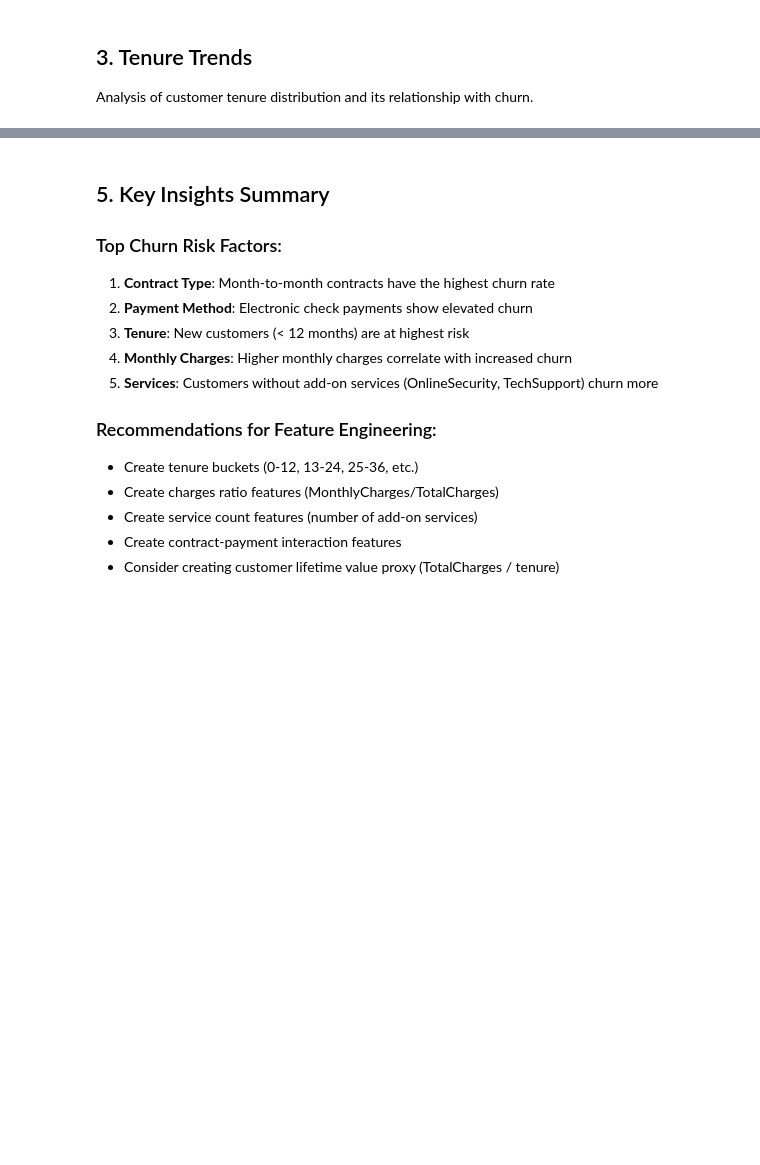
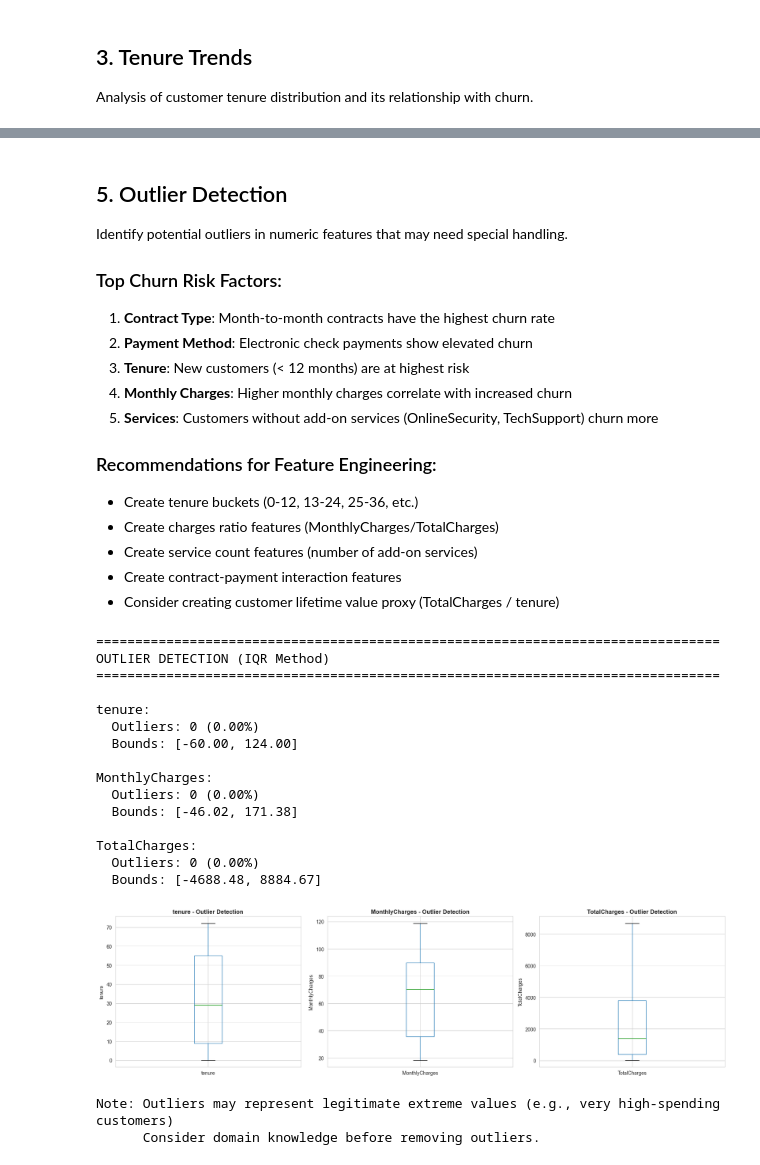
Before and after one commit to Rudra-Tiwari-codes/telco-churn-retention, a Jupyter notebook: notebooks/phase1_eda.ipynb, the cells around one changed output, grey strips where cells are left out. Cells and saved outputs as stored; diff of their text form; code cells hidden in the pictures; blank space fills up the shorter version.

```diff
--- a/notebooks/phase1_eda.ipynb
+++ b/notebooks/phase1_eda.ipynb
@@ -403,5 +633,7 @@ print(total_bucket_churn.round(2))
 # %% [markdown]
-## 5. Key Insights Summary
+## 5. Outlier Detection
+
+Identify potential outliers in numeric features that may need special handling.
 
 ### Top Churn Risk Factors:
 1. **Contract Type**: Month-to-month contracts have the highest churn rate
@@ -416,6 +648,71 @@ print(total_bucket_churn.round(2))
 - Create service count features (number of add-on services)
 - Create contract-payment interaction features
 - Consider creating customer lifetime value proxy (TotalCharges / tenure)
+# %%
+# Outlier detection using IQR method
+print("=" * 80)
+print("OUTLIER DETECTION (IQR Method)")
+print("=" * 80)
+
+numeric_cols = ['tenure', 'MonthlyCharges', 'TotalCharges']
+outliers_summary = {}
+
+for col in numeric_cols:
+    if col in df.columns:
+        Q1 = df[col].quantile(0.25)
+        Q3 = df[col].quantile(0.75)
+        IQR = Q3 - Q1
+        lower_bound = Q1 - 1.5 * IQR
+        upper_bound = Q3 + 1.5 * IQR
+
+        outliers = df[(df[col] < lower_bound) | (df[col] > upper_bound)]
+        outlier_count = len(outliers)
+        outlier_pct = (outlier_count / len(df)) * 100
+
+        outliers_summary[col] = {
+            'count': outlier_count,
+            'percentage': outlier_pct,
+            'lower_bound': lower_bound,
+            'upper_bound': upper_bound
+        }
+
+        print(f"\n{col}:")
+        print(f"  Outliers: {outlier_count} ({outlier_pct:.2f}%)")
+        print(f"  Bounds: [{lower_bound:.2f}, {upper_bound:.2f}]")
+
+# Visualize outliers
+fig, axes = plt.subplots(1, 3, figsize=(18, 5))
+
+for idx, col in enumerate(numeric_cols):
+    if col in df.columns:
+        df.boxplot(column=col, ax=axes[idx])
+        axes[idx].set_title(f'{col} - Outlier Detection', fontweight='bold')
+        axes[idx].set_ylabel(col)
+
+plt.tight_layout()
+plt.show()
+
+print("\nNote: Outliers may represent legitimate extreme values (e.g., very high-spending customers)")
+print("      Consider domain knowledge before removing outliers.")
+# %% [output]
+================================================================================
+OUTLIER DETECTION (IQR Method)
+================================================================================
+
+tenure:
+  Outliers: 0 (0.00%)
+  Bounds: [-60.00, 124.00]
+
+MonthlyCharges:
+  Outliers: 0 (0.00%)
+  Bounds: [-46.02, 171.38]
+
+TotalCharges:
+  Outliers: 0 (0.00%)
+  Bounds: [-4688.48, 8884.67]
+[figure, added]
+Note: Outliers may represent legitimate extreme values (e.g., very high-spending customers)
+      Consider domain knowledge before removing outliers.
 # %%
 # Correlation analysis
 print("=" * 80)
```
Also changed, not shown: parts of 12 cells of this notebook.
